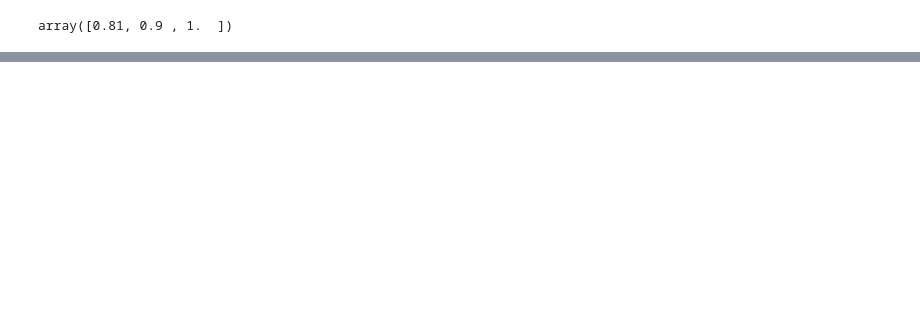
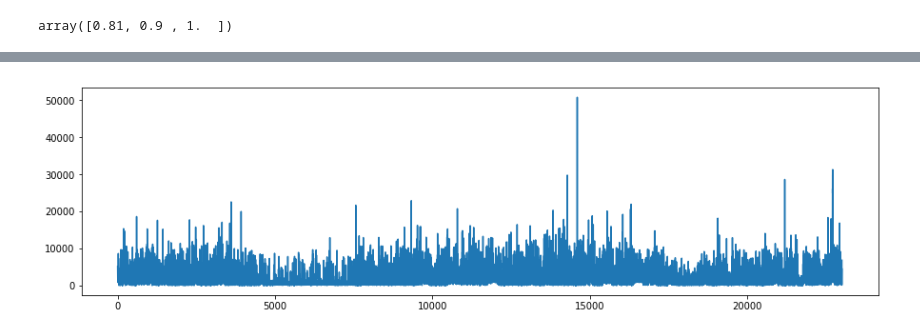
Before and after one commit to PetrGarm/CW_3course, a Jupyter notebook: CV algorithm .ipynb, the cells around one changed output, grey strips where cells are left out. Drawn from its saved outputs; the diff is of its cells as text; code cells hidden in the pictures; blank space fills up the shorter version.

```diff
--- a/CV algorithm .ipynb
+++ b/CV algorithm .ipynb
@@ -122,3 +182,5 @@ gammas = np.ones(3) * 0.9
 np.power(gammas, powers)
 # %% [output]
 array([0.81, 0.9 , 1.  ])
+# %%
+df = pd.read_csv("Yearly-train.csv")
@@ -124,0 +197,5 @@ array([0.81, 0.9 , 1.  ])
+# %%
+plt.figure(figsize=(15,4))
+plt.plot(df["V2"]);
+# %% [output]
+[figure, added]
```
Also changed, not shown: parts of 5 cells of this notebook.
